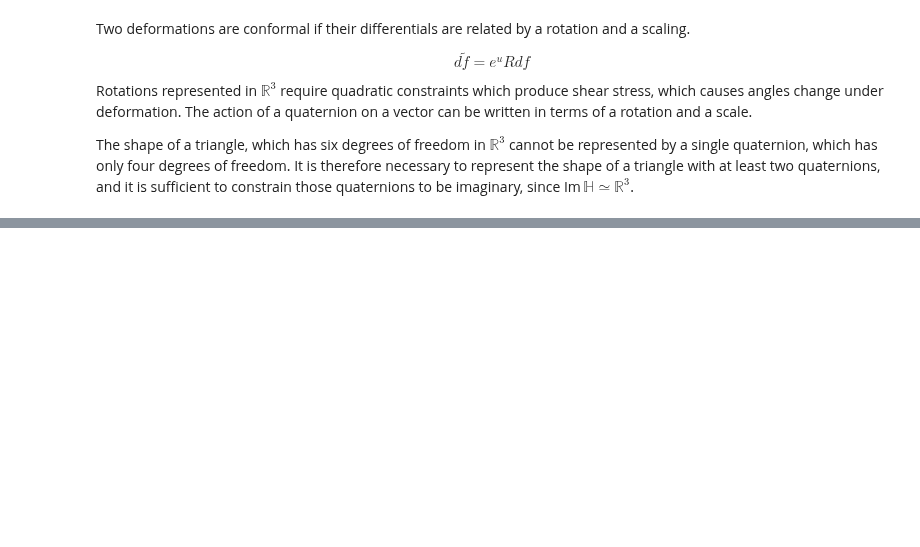
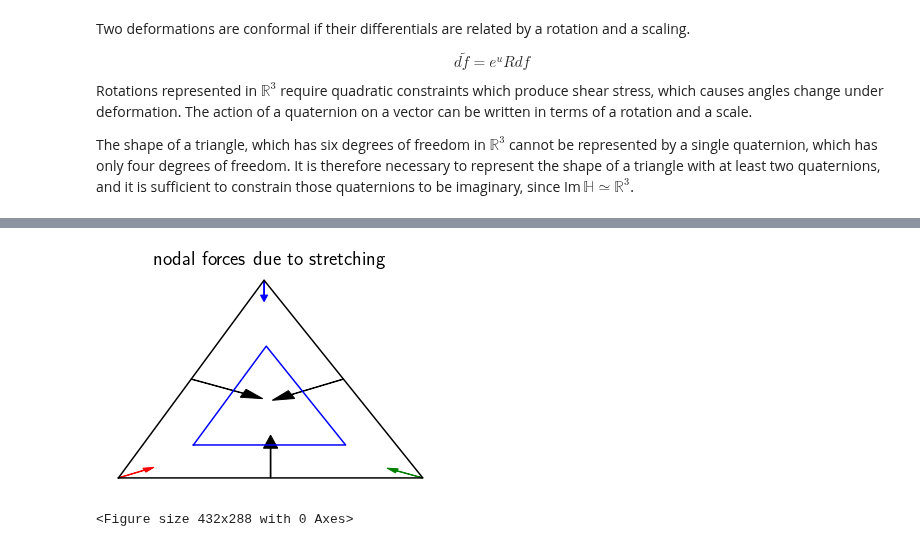
Before and after one commit to timtyree/care, a Jupyter notebook: notebooks/rapids-notebooks/Test Driven Model Development Using a Nice Sphere.ipynb, the cells around one changed output, grey strips where cells are left out. Saved outputs shown, nothing was run; the diff lists cells and outputs as text; code cells hidden in the pictures; blank space fills up the shorter version.

```diff
--- a/notebooks/rapids-notebooks/Test Driven Model Development Using a Nice Sphere.ipynb
+++ b/notebooks/rapids-notebooks/Test Driven Model Development Using a Nice Sphere.ipynb
@@ -267,2 +245,0 @@ Amhat = Am/np.linalg.norm(Am)
-# %%
-R = get_R(trim,tris)
@@ -295,0 +610,13 @@ yhat /= np.linalg.norm(yhat)
+# %%
+#compute the net force on each side of tris
+D1 = np.linalg.norm(tris[1]-tris[0])
+D2 = np.linalg.norm(tris[2]-tris[0])
+C  = np.linalg.norm(tris[2]-tris[1])
+F1 = - delta * P.dot(N1) * D1
+F2 = - delta * P.dot(N2) * D2
+F3 = - delta * P.dot(N3) * C
+# %%
+#compute the equivalent nodal forces on each vertex of tris
+nf0 = (F1 + F2)/2.
+nf1 = (F1 + F3)/2.
+nf2 = (F3 + F2)/2.
@@ -295,0 +651,26 @@ yhat /= np.linalg.norm(yhat)
+# %%
+#plot up those nodal force examples.  Are they sensible?
+scale_arrows = 3.2
+plt.plot(xs_values, ys_values, 'k')
+plt.plot(xm_values, ym_values, 'b')
+
+
+#nodal forces
+plt.arrow(0,0,nf0.dot(xhat)*scale_arrows,nf0.dot(yhat)*scale_arrows, color='red', head_width=.01)
+plt.arrow(xs1,ys1,nf1.dot(xhat)*scale_arrows,nf1.dot(yhat)*scale_arrows, color='green', head_width=.01)
+plt.arrow(xs2,ys2,nf2.dot(xhat)*scale_arrows,nf2.dot(yhat)*scale_arrows, color='blue', head_width=.01)
+
+#forces on the sides of triangles
+plt.arrow(0+xs1/2,0+ys1/2,F1.dot(xhat)*scale_arrows,F1.dot(yhat)*scale_arrows, color='black', head_width=.02)
+plt.arrow(0+xs2/2,0+ys2/2,F2.dot(xhat)*scale_arrows,F2.dot(yhat)*scale_arrows, color='black', head_width=.02)
+plt.arrow(xs1/2+xs2/2,ys1/2+ys2/2,F3.dot(xhat)*scale_arrows,F3.dot(yhat)*scale_arrows, color='black', head_width=.02)
+
+
+plt.title('nodal forces due to stretching', fontsize=20)
+plt.axis('off')
+# plt.plot(xm_values, ym_values, 'b')
+plt.show()
+plt.savefig(f"{nb_dir}/Figures/nodal_forces_example3.png",dpi=400)
+# %% [output]
+[figure, added]
+<Figure size 432x288 with 0 Axes>
```
Also changed, not shown: parts of 46 cells of this notebook, 4 other files.
